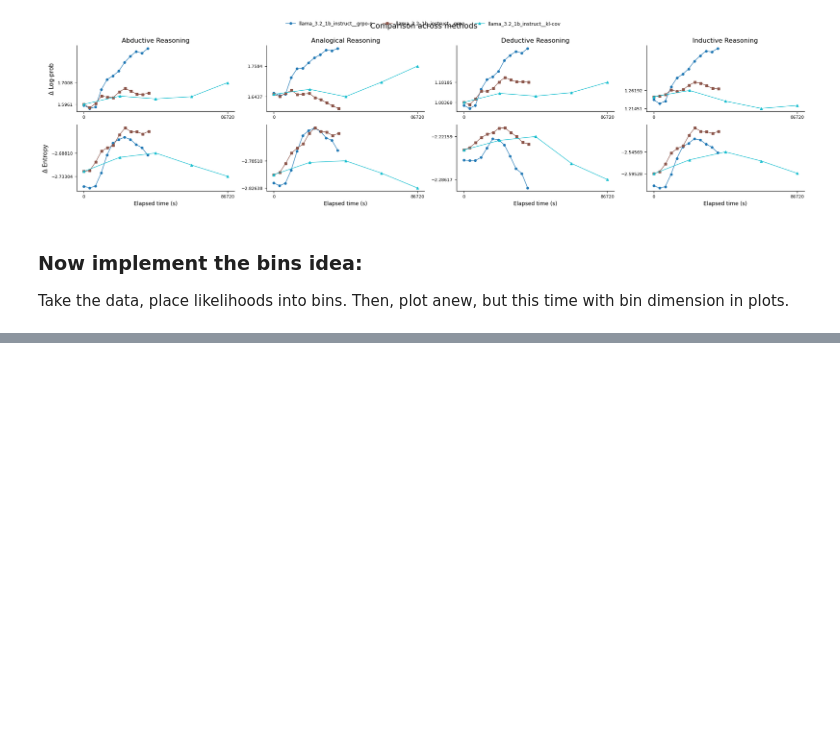
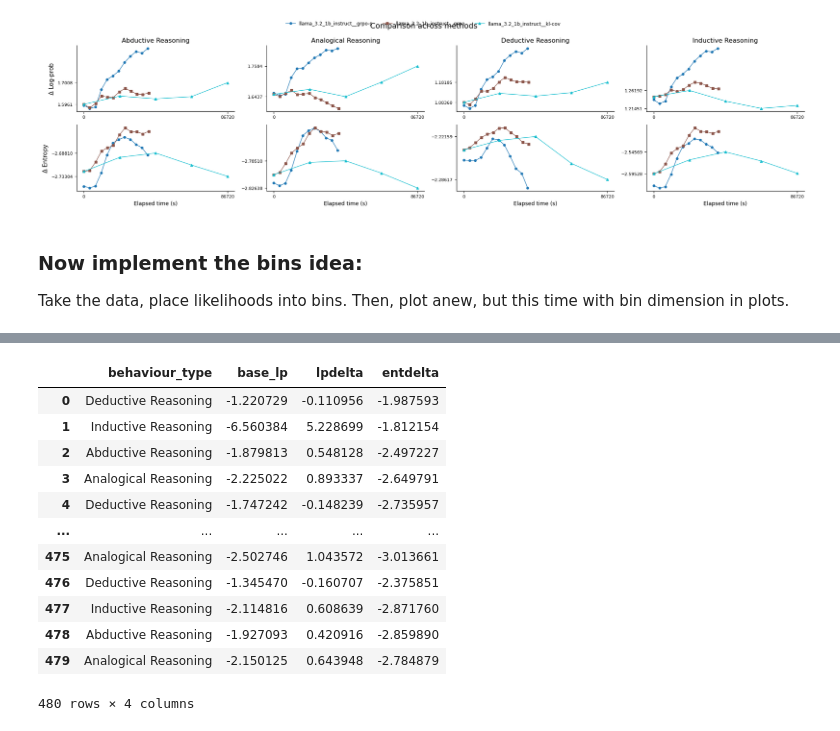
Before and after one commit to rfechner/verl, a Jupyter notebook: workspace/plots/exp03_exp06_vizualizations_delta_logprobs_bins.ipynb, the cells around one changed output, grey strips where cells are left out. Drawn from its saved outputs; the diff is of its cells as text; code cells hidden in the pictures; blank space fills up the shorter version.

```diff
--- a/workspace/plots/exp03_exp06_vizualizations_delta_logprobs_bins.ipynb
+++ b/workspace/plots/exp03_exp06_vizualizations_delta_logprobs_bins.ipynb
@@ -459,0 +470,16 @@ plot_bin(data, by='delta', n_bins=3)
+# %%
+data['llama_3.2_1b_instruct__grpo'][3]['raw']
+# %% [output]
+|  | behaviour_type | base_lp | lpdelta | entdelta |
+| 0 | Deductive Reasoning | -1.220729 | -0.110956 | -1.987593 |
+| 1 | Inductive Reasoning | -6.560384 | 5.228699 | -1.812154 |
+| 2 | Abductive Reasoning | -1.879813 | 0.548128 | -2.497227 |
+| 3 | Analogical Reasoning | -2.225022 | 0.893337 | -2.649791 |
+| 4 | Deductive Reasoning | -1.747242 | -0.148239 | -2.735957 |
+| ... | ... | ... | ... | ... |
+| 475 | Analogical Reasoning | -2.502746 | 1.043572 | -3.013661 |
+| 476 | Deductive Reasoning | -1.345470 | -0.160707 | -2.375851 |
+| 477 | Inductive Reasoning | -2.114816 | 0.608639 | -2.871760 |
+| 478 | Abductive Reasoning | -1.927093 | 0.420916 | -2.859890 |
+| 479 | Analogical Reasoning | -2.150125 | 0.643948 | -2.784879 |
+480 rows × 4 columns
```
Also changed, not shown: parts of 22 cells of this notebook, 20 other files.
